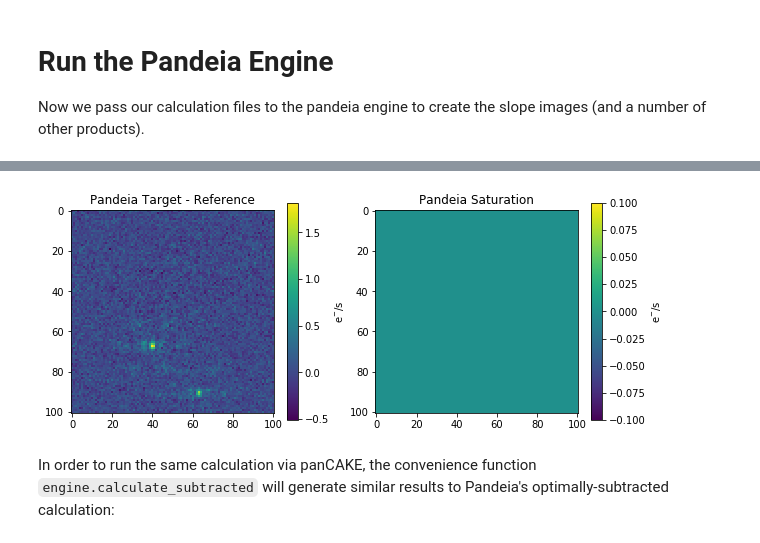
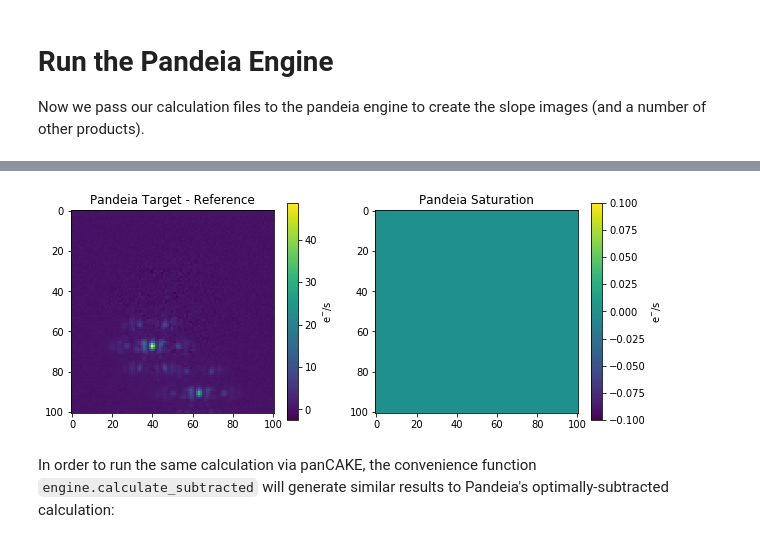
Before and after one commit to spacetelescope/pandeia-coronagraphy, a Jupyter notebook: notebooks/nircam_pandeia_pancake.ipynb, the cells around one changed output, grey strips where cells are left out. Saved outputs shown, nothing was run; the diff lists cells and outputs as text; code cells hidden in the pictures.

```diff
--- a/notebooks/nircam_pandeia_pancake.ipynb
+++ b/notebooks/nircam_pandeia_pancake.ipynb
@@ -25,16 +33,14 @@ import time
 
 We'll start by defining the source and instrument properties for our desired observation.
 # %%
-engine.options.on_the_fly_PSFs = False
-
-target_mV = 14.
-ref_mV = 12.
+target_mV = 10.
+ref_mV = 9.
 
 target_Sp = 'a5v'
 ref_Sp = 'a3v'
 
-planet_a_mag = 20.5
-planet_b_mag = 20.0
+planet_a_mag = 17.0
+planet_b_mag = 16.5
 
 subarray = 'sub640'
 filter_c = 'f210m'
@@ -128,7 +129,7 @@ ax.set_rlim(0,5.)
 
 Now we pass our calculation files to the pandeia engine to create the slope images (and a number of other products).
 # %%
-pandeia_result = pandeia_calculation(deepcopy(config))
+pandeia_result = perform_calculation(deepcopy(config))
 
 subtracted_slope = pandeia_result['2d']['detector']
 
@@ -147,4 +146,4 @@ WARNING: AstropyDeprecationWarning: The blackbody_nu function is deprecated and
-[figure, old version]
+[figure, new version]
 # %% [markdown]
 In order to run the same calculation via panCAKE, the convenience function ``engine.calculate_subtracted`` will generate similar results to Pandeia's optimally-subtracted calculation:
 # %%
```
Also changed, not shown: parts of 37 cells of this notebook, 15 other files.
